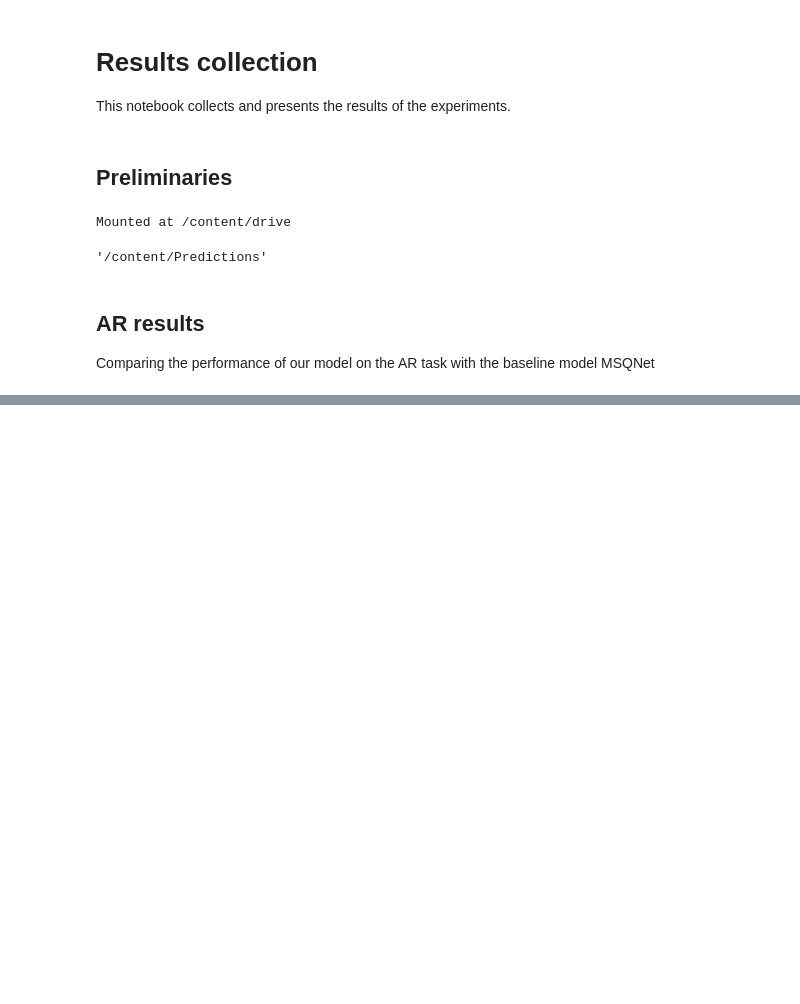
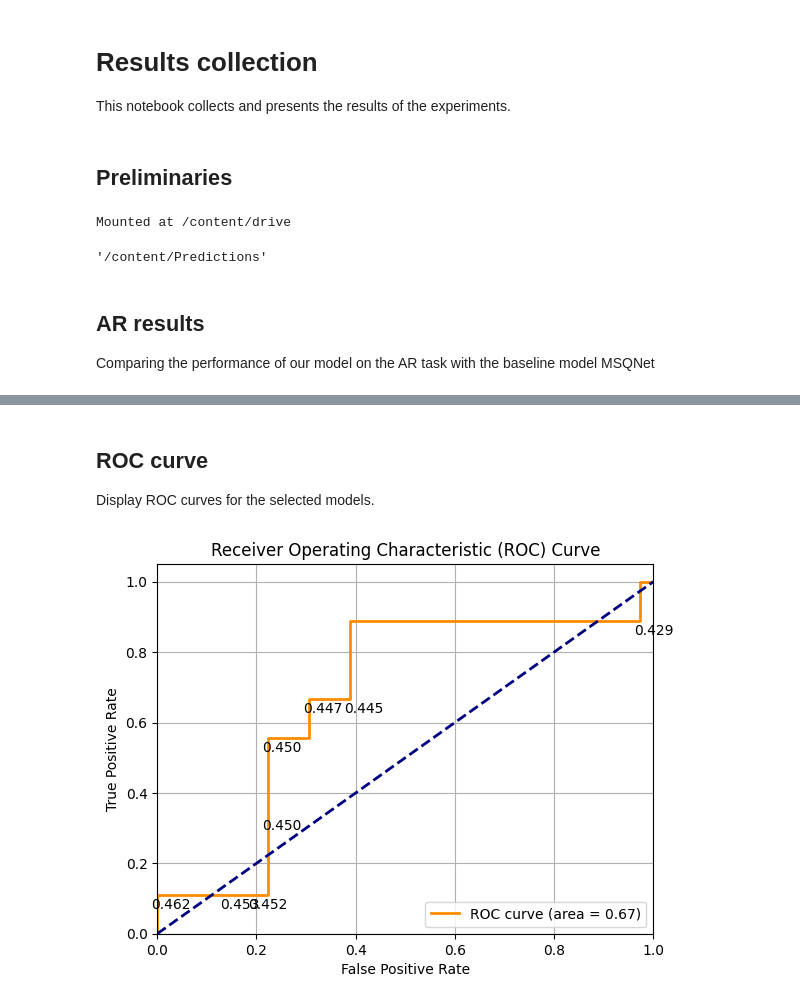
Before and after one commit to ZsofiaK/masterthesis, a Jupyter notebook: Implementation/Pipeline/Results.ipynb, the cells around one changed output, grey strips where cells are left out. Saved outputs shown, nothing was run; the diff lists cells and outputs as text; code cells hidden in the pictures; blank space fills up the shorter version.

Commit message:
ROC curve generation

```diff
--- a/Implementation/Pipeline/Results.ipynb
+++ b/Implementation/Pipeline/Results.ipynb
@@ -13,3 +9,14 @@ n_bootstrap = 100   # Number of bootstrapped samples to take.
+# %%
+# Parameters for results calculation.
+n_bootstrap = 100   # Number of bootstrapped samples to take.
+
+# Selecting which models to display a ROC curve for.
+roc_datasets = ['fishClips']
+roc_frameSelections = ['motionAbsdiff_10']
+roc_models = ['dinov2-vitg14-clf']
+roc_imageSizes = [448]
+roc_classifiers = ['ShallowNetwork']
+roc_valScores = ['roc-auc']
 # %%
 # Specifying directories where the results are stored.
 parameters_drive_dir = '/content/drive/MyDrive/UvA/M Thesis/Data/Results/Parameters'    # Best model parameters
@@ -145,3 +152,60 @@ from datetime import datetime
 current_date = datetime.now().strftime('%d-%m-%Y')
 
 results_df.to_csv(f'{drive_dir}/AR_results_{current_date}.csv', index=False)
+# %% [markdown]
+## ROC curve
+Display ROC curves for the selected models.
+# %%
+from sklearn.metrics import roc_curve, auc
+import matplotlib.pyplot as plt
+
+for dataset in roc_datasets:
+  for frame_selection in roc_frameSelections:
+    for model in roc_models:
+      for image_size in roc_imageSizes:
+        for classifier in roc_classifiers:
+          for val_score in roc_valScores:
+            pred_file = f'pred_{dataset}_{frame_selection}_{model}_{image_size}_{classifier}_{val_score}.csv'
+
+            pred_data = pd.read_csv(f'{predictions_dir}/{pred_file}')
+
+            predictions = pred_data['prediction']
+            true_labels = pred_data['label']
+
+            # Compute the ROC curve values
+            fpr, tpr, thresholds = roc_curve(true_labels, predictions)
+
+            # Compute the AUC (Area Under the Curve)
+            roc_auc = auc(fpr, tpr)
+
+            # Plot the ROC curve
+            plt.figure()
+            plt.plot(fpr, tpr, color='darkorange', lw=2, label=f'ROC curve (area = {roc_auc:.2f})')
+            plt.plot([0, 1], [0, 1], color='navy', lw=2, linestyle='--')  # Diagonal line
+
+            # Select a subset of thresholds to annotate for clarity
+            thresholds_to_display = np.linspace(0, len(thresholds) - 1, num=10, dtype=int)
+
+            for i in thresholds_to_display[1:-1]:
+                plt.annotate(f'{thresholds[i]:.3f}', (fpr[i], tpr[i]), textcoords="offset points", xytext=(10,-10), ha='center')
+
+            plt.xlim([0.0, 1.0])
+            plt.ylim([0.0, 1.05])
+            plt.xlabel('False Positive Rate')
+            plt.ylabel('True Positive Rate')
+            plt.title('Receiver Operating Characteristic (ROC) Curve')
+            plt.legend(loc='lower right')
+            plt.grid(True)
+
+            # Save figure to Drive.
+            figures_dir = f"/content/drive/My Drive/UvA/M Thesis/Data/Results/Figures/"
+
+            if not os.path.exists(figures_dir):
+                os.makedirs(figures_dir)
+
+            figure_path = os.path.join(figures_dir, f'ROC_{dataset}_{frame_selection}_{model}_{image_size}_{classifier}_{val_score}.png')
+
+            plt.savefig(figure_path, dpi=300, bbox_inches='tight')
+            plt.show()
+# %% [output]
+[figure, added]
```
Also changed, not shown: parts of 2 cells of this notebook.
